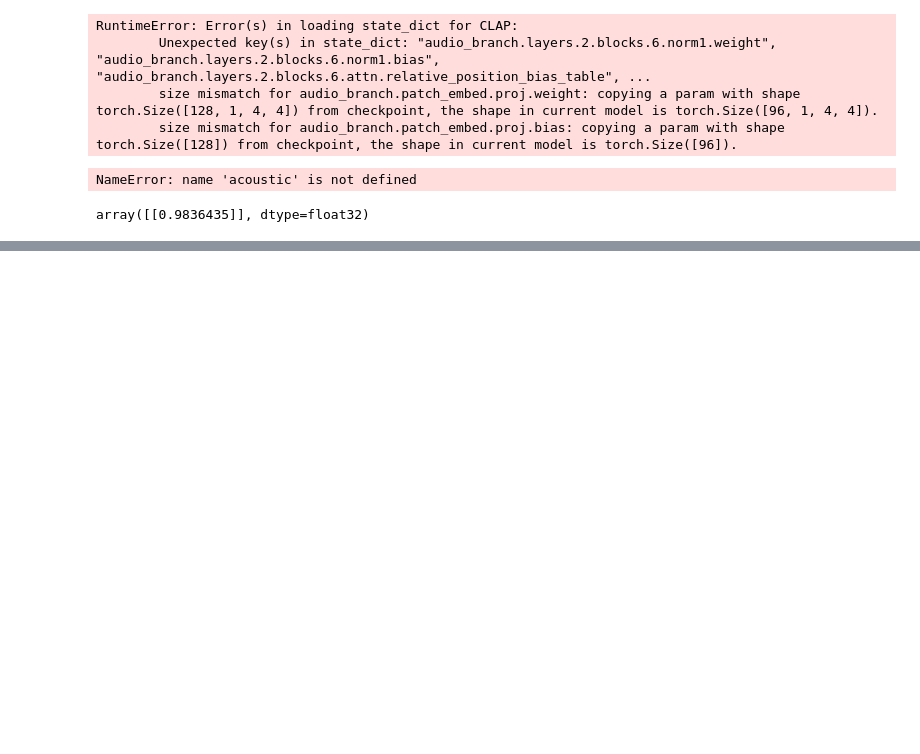
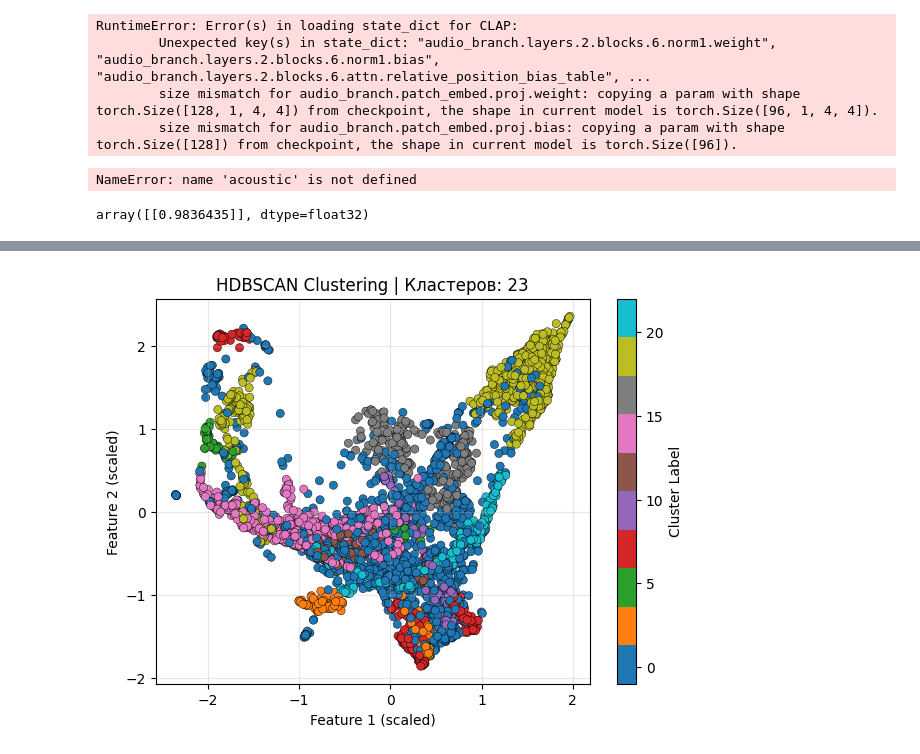
Before and after one commit to mr-racer/lyrics-search, a Jupyter notebook: notebooks/similar_music.ipynb, the cells around one changed output, grey strips where cells are left out. Cells and saved outputs as stored; diff of their text form; code cells hidden in the pictures; blank space fills up the shorter version.

```diff
--- a/notebooks/similar_music.ipynb
+++ b/notebooks/similar_music.ipynb
@@ -521,0 +432,7 @@ array([-1.99145358e-03, -8.86895284e-02,  6.03574328e-02,  7.71957682e-03,
+# %%
+X = []
+s = []
+for song, data in song_clap_dict.items():
+    X.append(data)
+    s.append(song)
+X = np.array(X)
@@ -521,0 +455,12 @@ array([-1.99145358e-03, -8.86895284e-02,  6.03574328e-02,  7.71957682e-03,
+# %%
+reducer = umap.UMAP(
+    n_components=50,      # целевая размерность
+    n_neighbors=15,       # размер локального контекста
+    min_dist=0.1,         # минимальное расстояние между точками
+    metric='cosine',   # метрика расстояния
+    random_state=42,      # для воспроизводимости
+    verbose=True          # прогресс в консоли
+)
+
+# Понижение размерности
+X_10d = reducer.fit_transform(X)
@@ -521,0 +491,31 @@ array([-1.99145358e-03, -8.86895284e-02,  6.03574328e-02,  7.71957682e-03,
+# %%
+import matplotlib.pyplot as plt
+import hdbscan
+from sklearn.datasets import make_moons
+from sklearn.preprocessing import StandardScaler
+
+scaler = StandardScaler()
+X_scaled = scaler.fit_transform(X_10d)
+
+# 2️⃣ Обучение HDBSCAN
+clusterer = hdbscan.HDBSCAN(
+    min_cluster_size=30,
+    min_samples=15,
+    metric='euclidean',
+    prediction_data=True,
+    cluster_selection_method='eom'
+)
+
+labels = clusterer.fit_predict(X_scaled)
+
+# 3️⃣ Визуализация
+plt.figure(figsize=(7,5))
+scatter = plt.scatter(X_scaled[:,0], X_scaled[:,1], c=labels, cmap='tab10', s=35, edgecolor='k', linewidth=0.3)
+plt.colorbar(scatter, label='Cluster Label')
+plt.title(f'HDBSCAN Clustering | Кластеров: {len(set(labels)) - (1 if -1 in labels else 0)}')
+plt.xlabel('Feature 1 (scaled)')
+plt.ylabel('Feature 2 (scaled)')
+plt.grid(True, alpha=0.3)
+plt.show()
+# %% [output]
+[figure, added]
```
Also changed, not shown: parts of 62 cells of this notebook, 1 other file.
